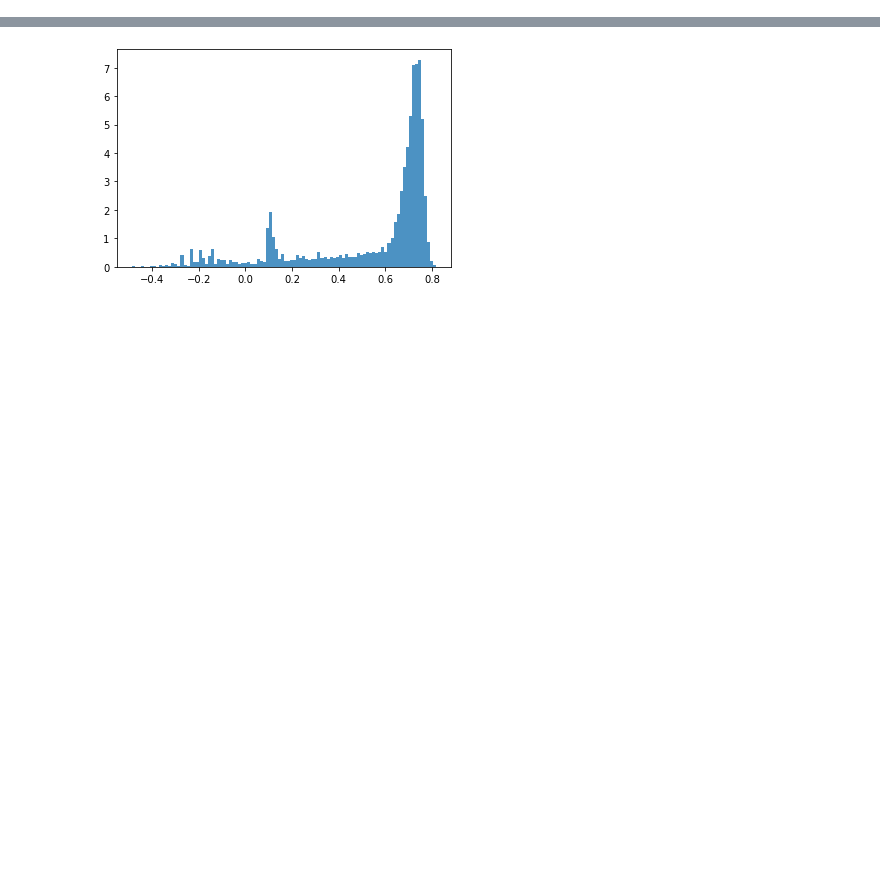
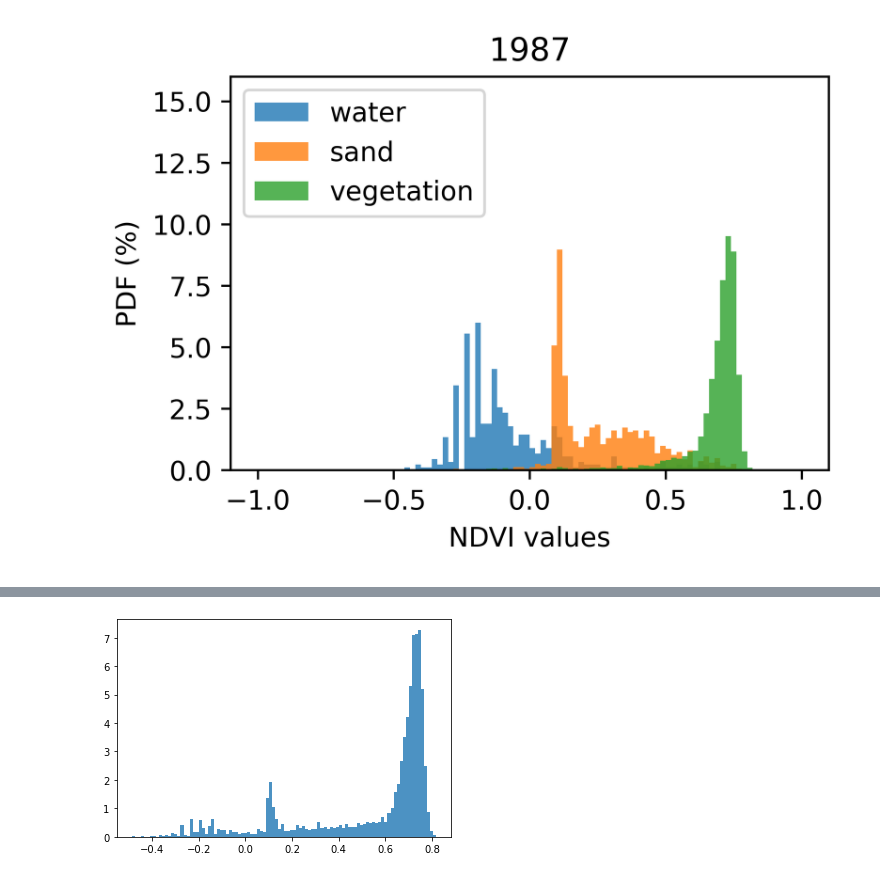
Before and after one commit to yiLuo374/geeCenterline, a Jupyter notebook: sandbar_ar.ipynb, the cells around one changed output, grey strips where cells are left out. Saved outputs shown, nothing was run; the diff lists cells and outputs as text; code cells hidden in the pictures; blank space fills up the shorter version.

```diff
--- a/sandbar_ar.ipynb
+++ b/sandbar_ar.ipynb
@@ -16,6 +16,16 @@ img05 = ee.Image('LANDSAT/LT05/C02/T1_L2/LT05_023037_20051016').select(['SR_B3',
 img10 = ee.Image('LANDSAT/LT05/C02/T1_L2/LT05_023037_20101014').select(['SR_B3', 'SR_B2', 'SR_B1', 'SR_B4', 'SR_B5']).multiply(0.0000275).add(-0.2).rename(bandnames)
 img15 = ee.Image('LANDSAT/LC08/C02/T1_L2/LC08_023037_20151113').select(['SR_B4', 'SR_B3', 'SR_B2', 'SR_B5', 'SR_B6']).multiply(0.0000275).add(-0.2).rename(bandnames)
 img20 = ee.Image('LANDSAT/LC08/C02/T1_L2/LC08_023037_20201126').select(['SR_B4', 'SR_B3', 'SR_B2', 'SR_B5', 'SR_B6']).multiply(0.0000275).add(-0.2).rename(bandnames)
+# %%
+bandnames = ['Red', 'Green', 'Blue', 'NIR', 'SWIR1']
+img87 = ee.Image('LANDSAT/LT05/C02/T1_L2/LT05_023037_19871015').select(['SR_B3', 'SR_B2', 'SR_B1', 'SR_B4', 'SR_B5']).rename(bandnames)
+img92 = ee.Image('LANDSAT/LT05/C02/T1_L2/LT05_023037_19921012').select(['SR_B3', 'SR_B2', 'SR_B1', 'SR_B4', 'SR_B5']).rename(bandnames)
+img95 = ee.Image('LANDSAT/LT05/C02/T1_L2/LT05_023037_19951021').select(['SR_B3', 'SR_B2', 'SR_B1', 'SR_B4', 'SR_B5']).rename(bandnames)
+img01 = ee.Image('LANDSAT/LE07/C02/T1_L2/LE07_023037_20011029').select(['SR_B3', 'SR_B2', 'SR_B1', 'SR_B4', 'SR_B5']).rename(bandnames)
+img05 = ee.Image('LANDSAT/LT05/C02/T1_L2/LT05_023037_20051016').select(['SR_B3', 'SR_B2', 'SR_B1', 'SR_B4', 'SR_B5']).rename(bandnames)
+img10 = ee.Image('LANDSAT/LT05/C02/T1_L2/LT05_023037_20101014').select(['SR_B3', 'SR_B2', 'SR_B1', 'SR_B4', 'SR_B5']).rename(bandnames)
+img15 = ee.Image('LANDSAT/LC08/C02/T1_L2/LC08_023037_20151113').select(['SR_B4', 'SR_B3', 'SR_B2', 'SR_B5', 'SR_B6']).rename(bandnames)
+img20 = ee.Image('LANDSAT/LC08/C02/T1_L2/LC08_023037_20201126').select(['SR_B4', 'SR_B3', 'SR_B2', 'SR_B5', 'SR_B6']).rename(bandnames)
 # %%
 roi = ee.FeatureCollection("users/luoyee1997/geeRiver/Arkansas/roi").geometry()
 # %%
@@ -68,0 +161,24 @@ def plot_hist(img, ltb, name, scale=3, alpha=0.8):
+# %%
+def plot_hist1(img, ndvi, ltb, name, title, scale=3, alpha=0.8):
+    water = img.eq(1)
+    sand = img.eq(2)
+    plant = img.eq(3)
+    my_sample_water = ndvi.updateMask(water).clip(ltb).sample(ltb, numPixels=5000, scale=scale)
+    my_sample_sand = ndvi.updateMask(sand).clip(ltb).sample(ltb, numPixels=5000, scale=scale)
+    my_sample_plant = ndvi.updateMask(plant).clip(ltb).sample(ltb, numPixels=5000, scale=scale)
+    l_water = my_sample_water.getInfo()['features']
+    l_sand = my_sample_sand.getInfo()['features']
+    l_plant = my_sample_plant.getInfo()['features']
+    stat_water = [i['properties'][name] for i in l_water]
+    stat_sand = [i['properties'][name] for i in l_sand]
+    stat_plant = [i['properties'][name] for i in l_plant]
+    plt.figure(figsize=(4, 2.7), dpi=600)
+    plt.hist(stat_water, density=True, bins=100, alpha=alpha, range=[-1, 1], label='water')
+    plt.hist(stat_sand, density=True, bins=100, alpha=alpha, range=[-1, 1], label='sand')
+    plt.hist(stat_plant, density=True, bins=100, alpha=alpha, range=[-1, 1], label='vegetation')
+    plt.ylim(ymax = 16, ymin = 0)
+    plt.title(title)
+    plt.xlabel('NDVI values')
+    plt.ylabel('PDF (%)')
+    plt.legend(loc=2)
+    #plt.savefig(title+'.png', dpi=300)
@@ -68,0 +206,4 @@ def plot_hist(img, ltb, name, scale=3, alpha=0.8):
+# %%
+plot_hist1(class87md, ndvi87, roi, 'NDVI', '1987', scale=30)
+# %% [output]
+[figure, added]
```
Also changed, not shown: parts of 22 cells of this notebook, 5 other files.
